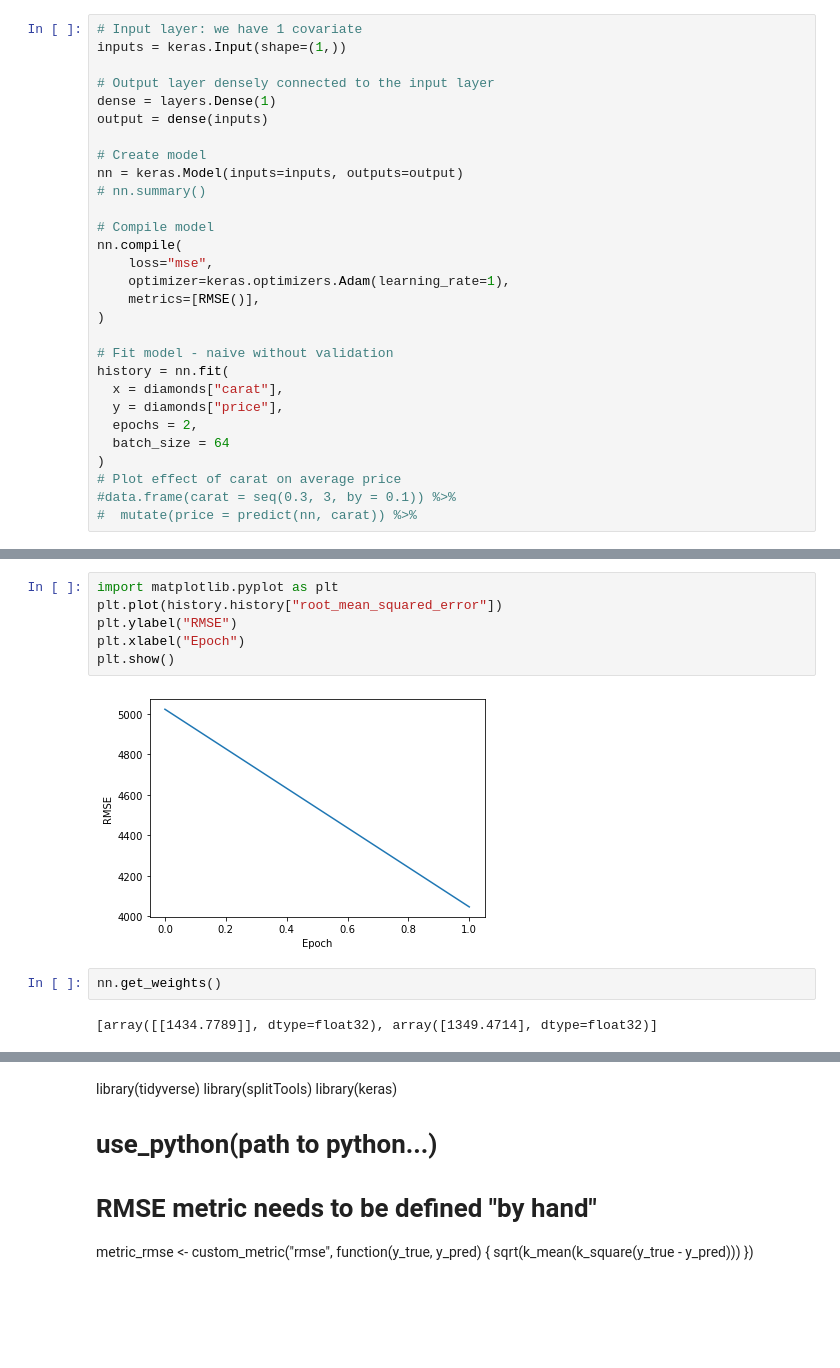
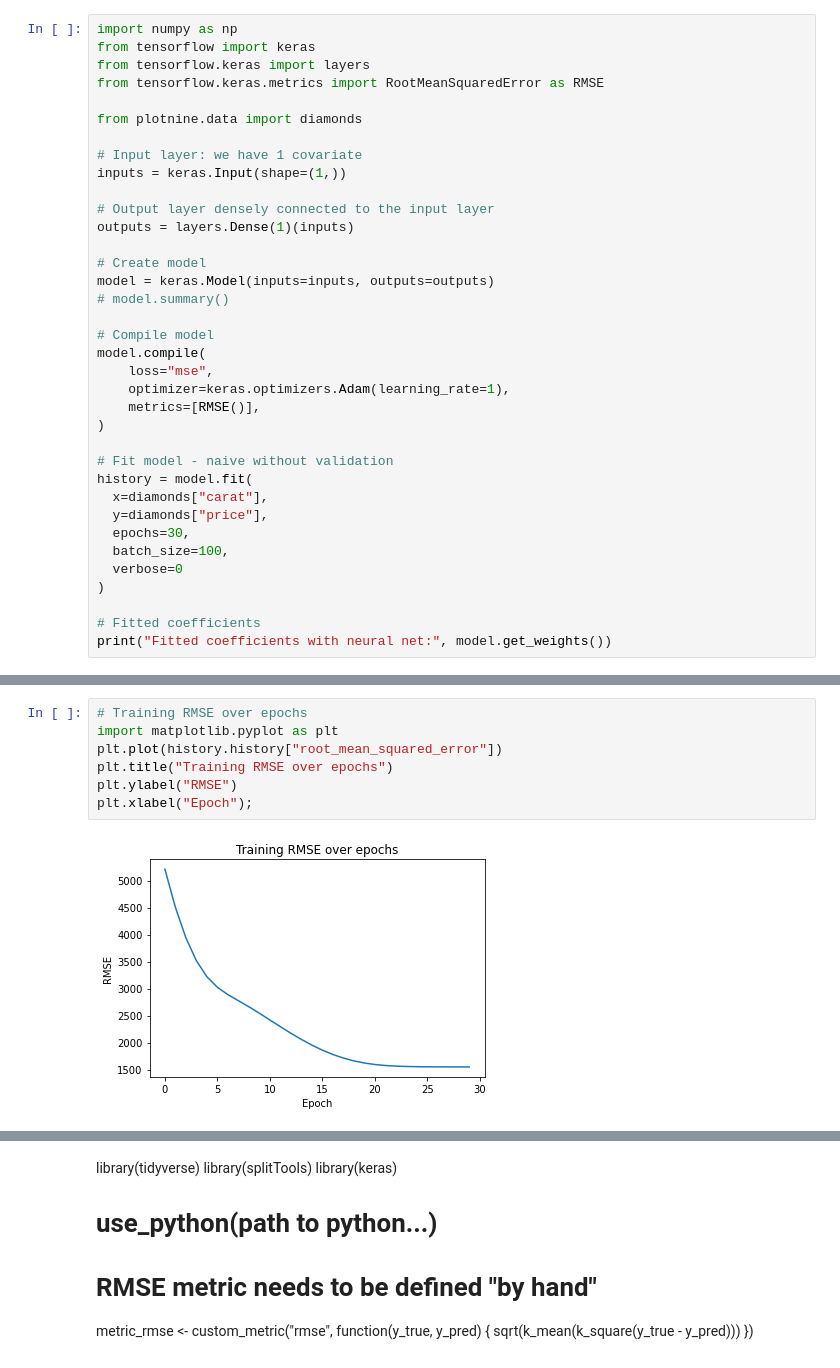
Before and after one commit to mayer79/ml_lecture, a Jupyter notebook: py/4_Neural_Nets.ipynb, the cells around one changed output, grey strips where cells are left out. Cells and saved outputs as stored; diff of their text form; blank space fills up the shorter version.

Commit message:
added code to show how nn works

```diff
--- a/py/4_Neural_Nets.ipynb
+++ b/py/4_Neural_Nets.ipynb
@@ -64,30 +57,37 @@ from plotnine.data import diamonds
 # %%
+import numpy as np
+from tensorflow import keras
+from tensorflow.keras import layers
+from tensorflow.keras.metrics import RootMeanSquaredError as RMSE
+
+from plotnine.data import diamonds
+
 # Input layer: we have 1 covariate
 inputs = keras.Input(shape=(1,))
 
 # Output layer densely connected to the input layer
-dense = layers.Dense(1)
-output = dense(inputs)
+outputs = layers.Dense(1)(inputs)
 
 # Create model
-nn = keras.Model(inputs=inputs, outputs=output)
-# nn.summary()
+model = keras.Model(inputs=inputs, outputs=outputs)
+# model.summary()
 
 # Compile model
-nn.compile(
+model.compile(
     loss="mse",
     optimizer=keras.optimizers.Adam(learning_rate=1),
     metrics=[RMSE()],
 )
 
 # Fit model - naive without validation
-history = nn.fit(
-  x = diamonds["carat"],
-  y = diamonds["price"],
-  epochs = 2,
-  batch_size = 64
+history = model.fit(
+  x=diamonds["carat"],
+  y=diamonds["price"],
+  epochs=30,
+  batch_size=100,
+  verbose=0
 )
-# Plot effect of carat on average price
-#data.frame(carat = seq(0.3, 3, by = 0.1)) %>%
-#  mutate(price = predict(nn, carat)) %>%
+
+# Fitted coefficients
+print("Fitted coefficients with neural net:", model.get_weights())
 # %% [output]
@@ -98,12 +107,9 @@ Epoch 2/2
 # %%
+# Training RMSE over epochs
 import matplotlib.pyplot as plt
 plt.plot(history.history["root_mean_squared_error"])
+plt.title("Training RMSE over epochs")
 plt.ylabel("RMSE")
-plt.xlabel("Epoch")
-plt.show()
+plt.xlabel("Epoch");
 # %% [output]
-[figure, old version]
+[figure, new version]
-# %%
-nn.get_weights()
-# %% [output]
-[array([[1434.7789]], dtype=float32), array([1349.4714], dtype=float32)]
```
Also changed, not shown: parts of 15 cells of this notebook.
